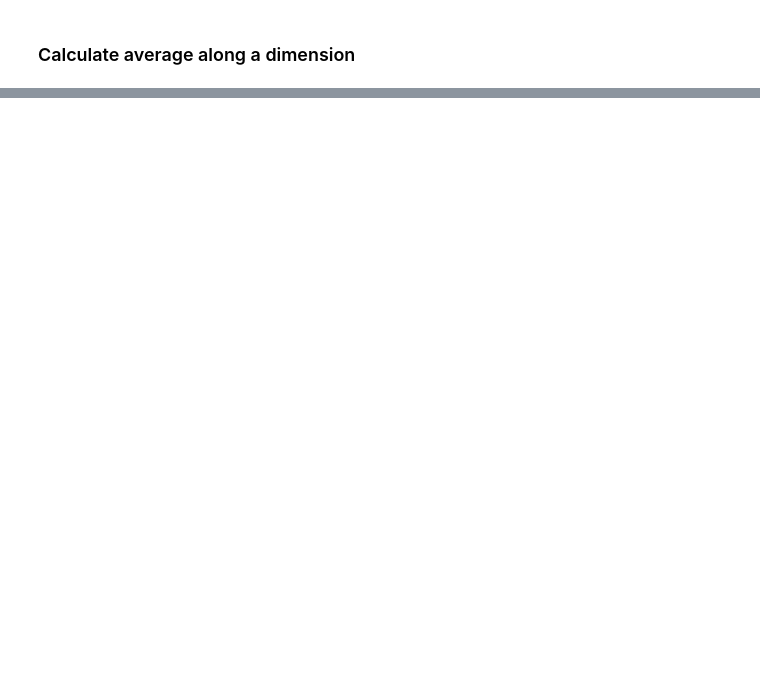
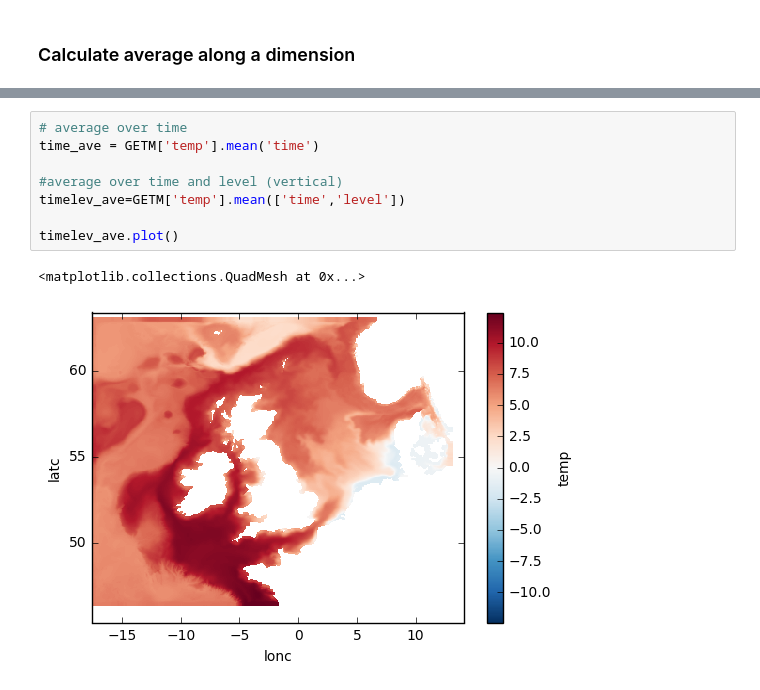
Before and after one commit to ueapy/enveast_python_course_materials, a Jupyter notebook: Day_3/20-Working_with_NetCDF_data.ipynb, the cells around one changed output, grey strips where cells are left out. Saved outputs shown, nothing was run; the diff lists cells and outputs as text; blank space fills up the shorter version.

```diff
--- a/Day_3/20-Working_with_NetCDF_data.ipynb
+++ b/Day_3/20-Working_with_NetCDF_data.ipynb
@@ -156,0 +416,11 @@ ds.loc[dict(space='IA')]
+# %%
+# average over time
+time_ave = GETM['temp'].mean('time')
+
+#average over time and level (vertical)
+timelev_ave=GETM['temp'].mean(['time','level'])
+
+timelev_ave.plot()
+# %% [output]
+<matplotlib.collections.QuadMesh at 0x...>
+[figure, added]
```
Also changed, not shown: parts of 43 cells of this notebook, 1 other file.
